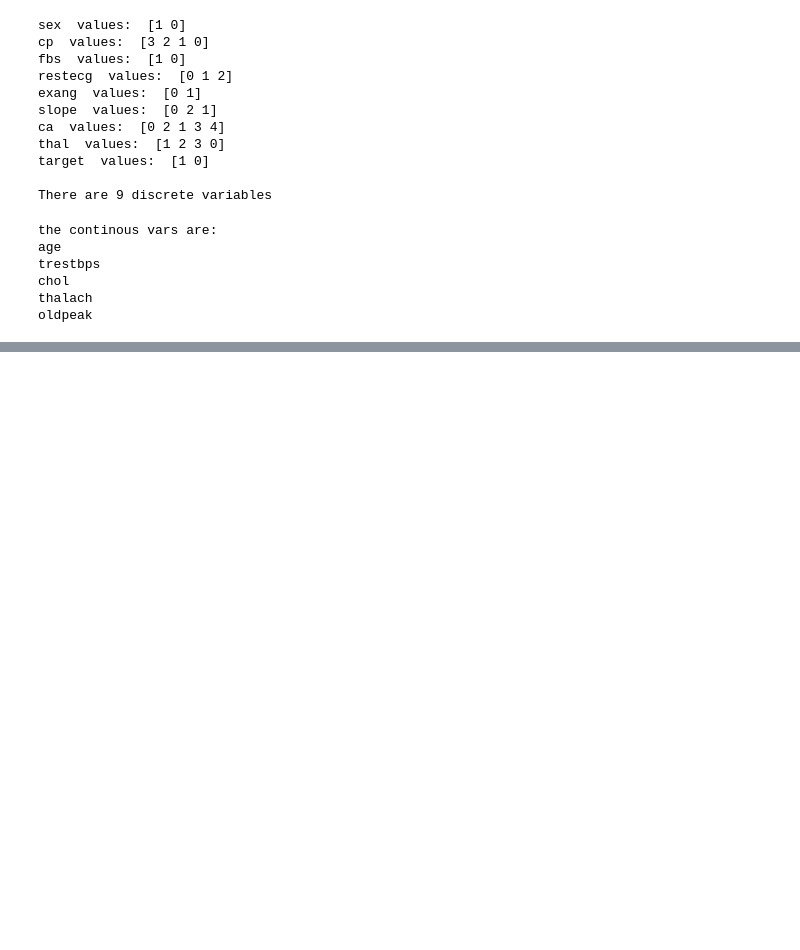
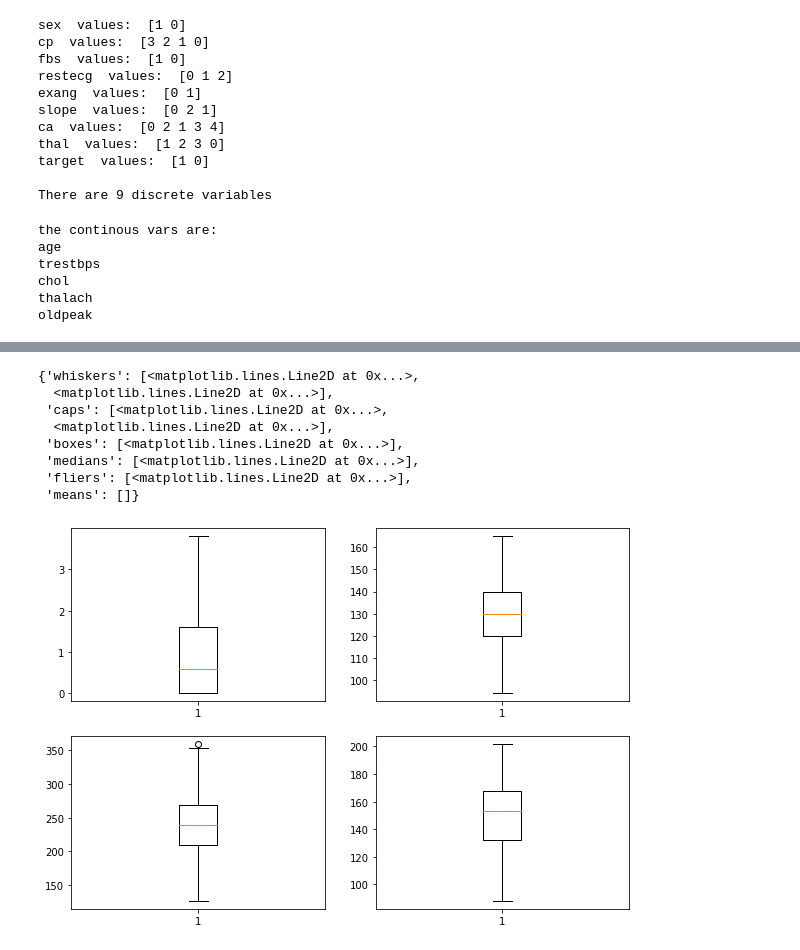
Before and after one commit to ongalajacob/ADS-Assignment-9, a Jupyter notebook: ADS Assignment 9-Completed.ipynb, the cells around one changed output, grey strips where cells are left out. Cells and saved outputs as stored; diff of their text form; code cells hidden in the pictures; blank space fills up the shorter version.

```diff
--- a/ADS Assignment 9-Completed.ipynb
+++ b/ADS Assignment 9-Completed.ipynb
@@ -121,0 +154,34 @@ oldpeak
+# %%
+
+lower, upper = remove_outlier(df.oldpeak)
+
+df = df.loc[(df.oldpeak > lower) & (df.oldpeak < upper)]
+# %%
+lower, upper = remove_outlier(df.trestbps)
+
+df = df.loc[(df.trestbps > lower) & (df.trestbps < upper)]
+# %%
+lower, upper = remove_outlier(df.chol)
+
+df = df.loc[(df.chol > lower) & (df.chol < upper)]
+# %%
+lower, upper = remove_outlier(df.thalach)
+
+df = df.loc[(df.thalach > lower) & (df.thalach < upper)]
+# %%
+fig, ax = plt.subplots(2,2,figsize=(10,7))
+
+ax[0][0].boxplot(df.oldpeak)
+ax[0][1].boxplot(df.trestbps)
+ax[1][0].boxplot(df.chol)
+ax[1][1].boxplot(df.thalach)
+# %% [output]
+{'whiskers': [<matplotlib.lines.Line2D at 0x...>,
+  <matplotlib.lines.Line2D at 0x...>],
+ 'caps': [<matplotlib.lines.Line2D at 0x...>,
+  <matplotlib.lines.Line2D at 0x...>],
+ 'boxes': [<matplotlib.lines.Line2D at 0x...>],
+ 'medians': [<matplotlib.lines.Line2D at 0x...>],
+ 'fliers': [<matplotlib.lines.Line2D at 0x...>],
+ 'means': []}
+[figure, added]
```
Also changed, not shown: parts of 32 cells of this notebook.
